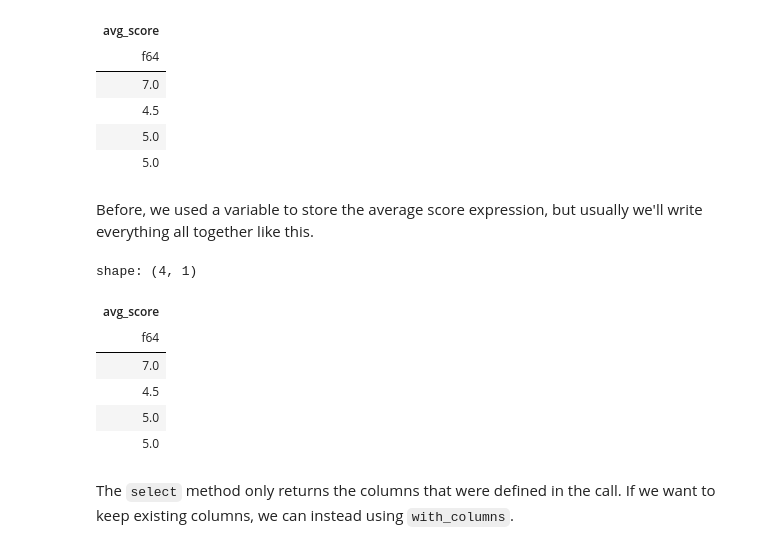
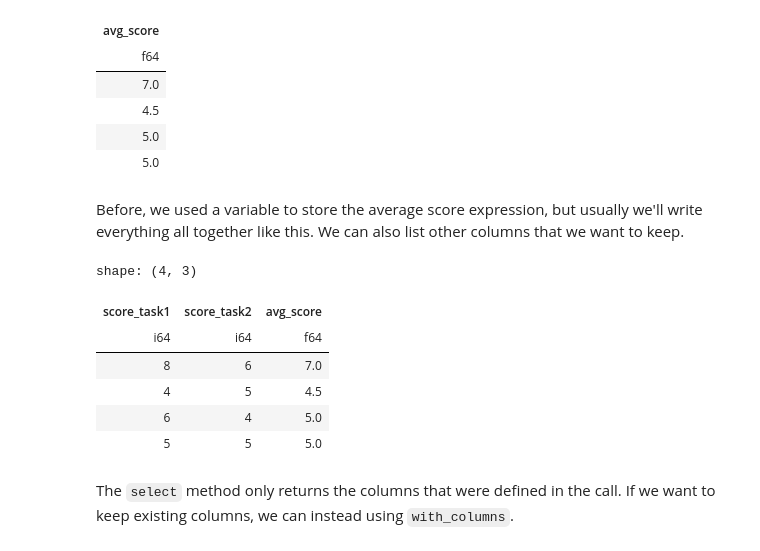
Before and after one commit to mortonne/datascipsych, a Jupyter notebook: chapters/chapter7/data_frames.ipynb, the cells around one changed output. Drawn from its saved outputs; the diff is of its cells as text; code cells hidden in the pictures.

```diff
--- a/chapters/chapter7/data_frames.ipynb
+++ b/chapters/chapter7/data_frames.ipynb
@@ -270,17 +302,21 @@ shape: (4, 1)
 | 5.0 |
 | 5.0 |
 # %% [markdown]
-Before, we used a variable to store the average score expression, but usually we'll write everything all together like this.
+Before, we used a variable to store the average score expression, but usually we'll write everything all together like this. We can also list other columns that we want to keep.
 # %%
-participants.select(avg_score=(pl.col("score_task1") + pl.col("score_task2")) / 2)
+participants.select(
+    "score_task1",
+    "score_task2",
+    avg_score=(pl.col("score_task1") + pl.col("score_task2")) / 2,
+)
 # %% [output]
-shape: (4, 1)
+shape: (4, 3)
-| avg_score |
-| f64 |
-| 7.0 |
-| 4.5 |
-| 5.0 |
-| 5.0 |
+| score_task1 | score_task2 | avg_score |
+| i64 | i64 | f64 |
+| 8 | 6 | 7.0 |
+| 4 | 5 | 4.5 |
+| 6 | 4 | 5.0 |
+| 5 | 5 | 5.0 |
 # %% [markdown]
 The `select` method only returns the columns that were defined in the call. If we want to keep existing columns, we can instead using `with_columns`.
 # %%
```
Also changed, not shown: parts of 21 cells of this notebook.
